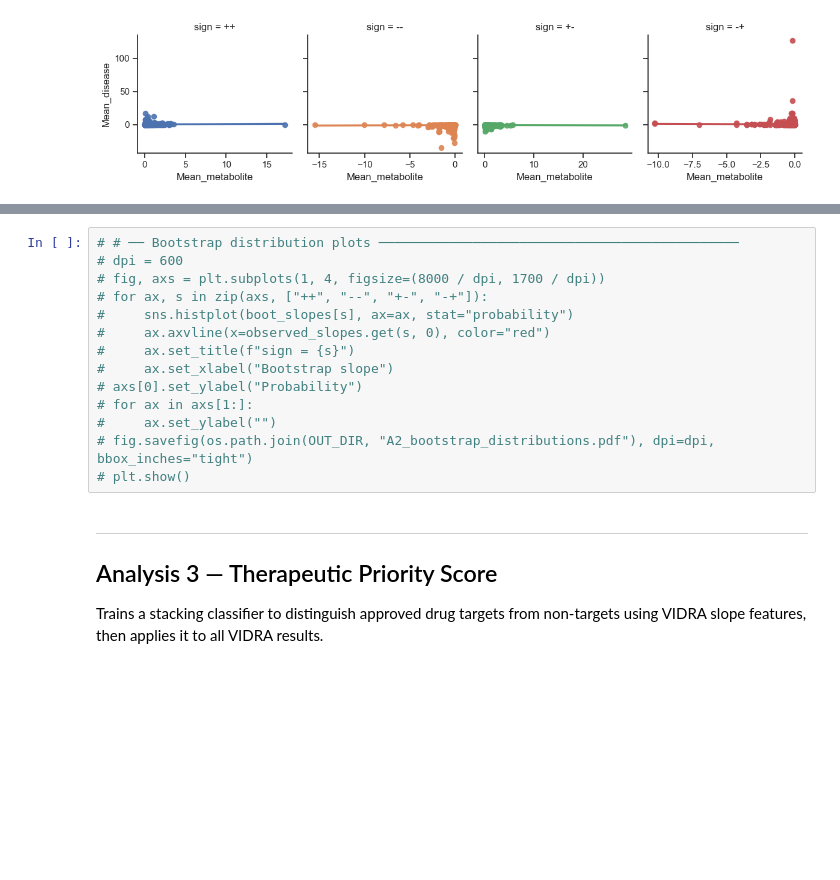
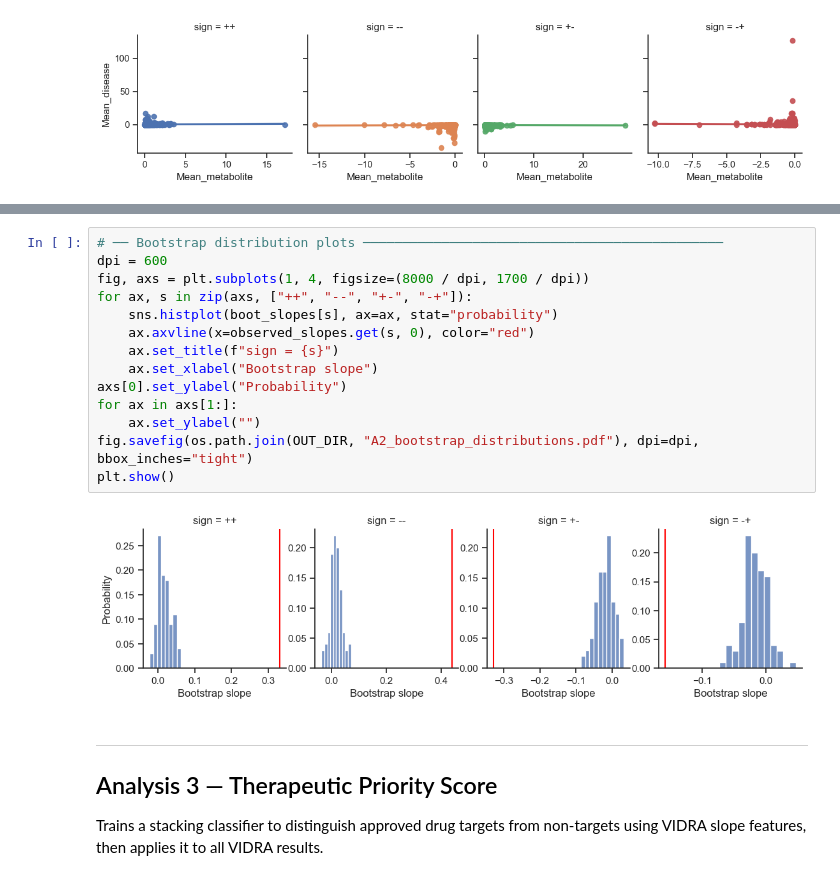
Before and after one commit to TrynkaLab/VIDRA, a Jupyter notebook: scripts/post_stat/post_analysis.ipynb, the cells around one changed output, grey strips where cells are left out. Saved outputs shown, nothing was run; the diff lists cells and outputs as text; blank space fills up the shorter version.

```diff
--- a/scripts/post_stat/post_analysis.ipynb
+++ b/scripts/post_stat/post_analysis.ipynb
@@ -564,17 +600,19 @@ plt.show()
 # %%
-# # ── Bootstrap distribution plots ──────────────────────────────────────────────
-# dpi = 600
-# fig, axs = plt.subplots(1, 4, figsize=(8000 / dpi, 1700 / dpi))
-# for ax, s in zip(axs, ["++", "--", "+-", "-+"]):
-#     sns.histplot(boot_slopes[s], ax=ax, stat="probability")
-#     ax.axvline(x=observed_slopes.get(s, 0), color="red")
-#     ax.set_title(f"sign = {s}")
-#     ax.set_xlabel("Bootstrap slope")
-# axs[0].set_ylabel("Probability")
-# for ax in axs[1:]:
-#     ax.set_ylabel("")
-# fig.savefig(os.path.join(OUT_DIR, "A2_bootstrap_distributions.pdf"), dpi=dpi, bbox_inches="tight")
-# plt.show()
+# ── Bootstrap distribution plots ──────────────────────────────────────────────
+dpi = 600
+fig, axs = plt.subplots(1, 4, figsize=(8000 / dpi, 1700 / dpi))
+for ax, s in zip(axs, ["++", "--", "+-", "-+"]):
+    sns.histplot(boot_slopes[s], ax=ax, stat="probability")
+    ax.axvline(x=observed_slopes.get(s, 0), color="red")
+    ax.set_title(f"sign = {s}")
+    ax.set_xlabel("Bootstrap slope")
+axs[0].set_ylabel("Probability")
+for ax in axs[1:]:
+    ax.set_ylabel("")
+fig.savefig(os.path.join(OUT_DIR, "A2_bootstrap_distributions.pdf"), dpi=dpi, bbox_inches="tight")
+plt.show()
+# %% [output]
+[figure, added]
 # %% [markdown]
 ---
 
```
Also changed, not shown: parts of 31 cells of this notebook.
